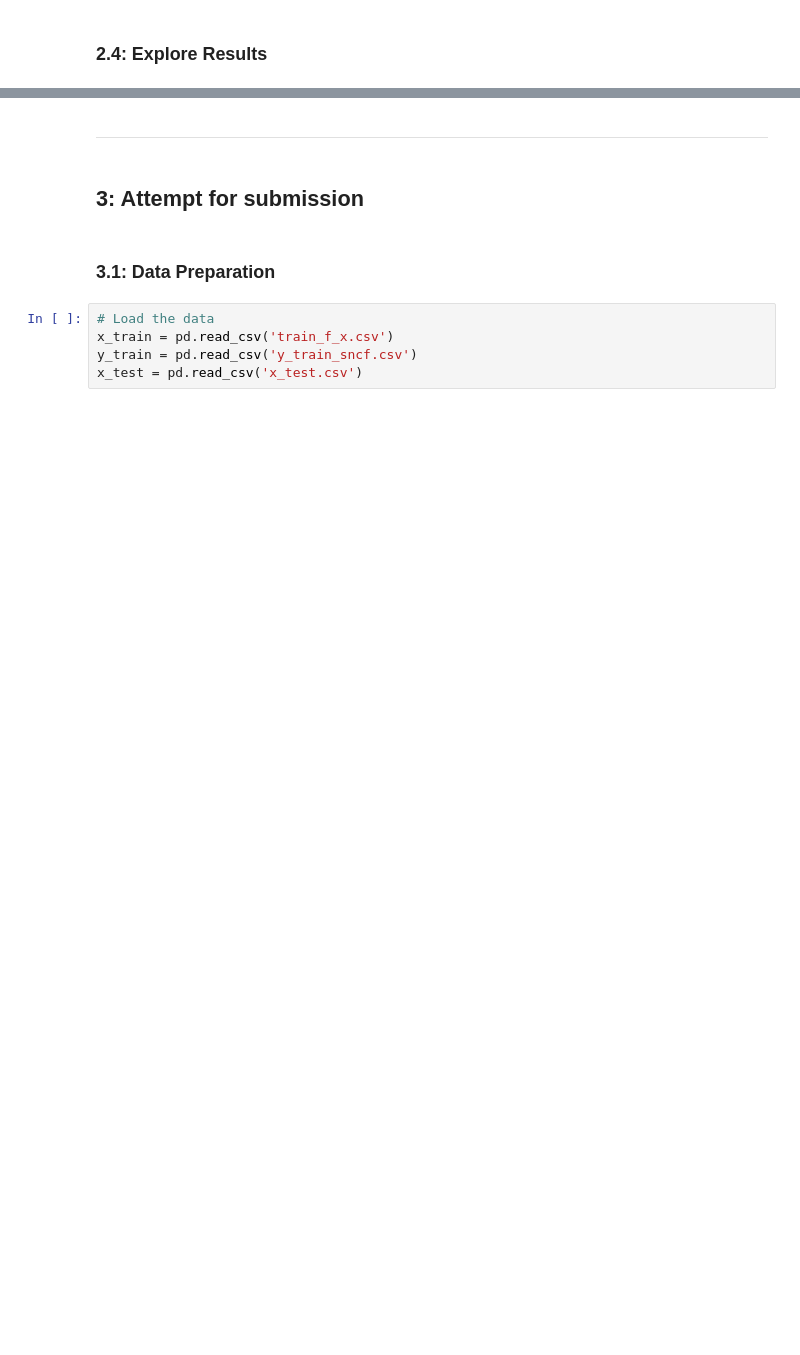
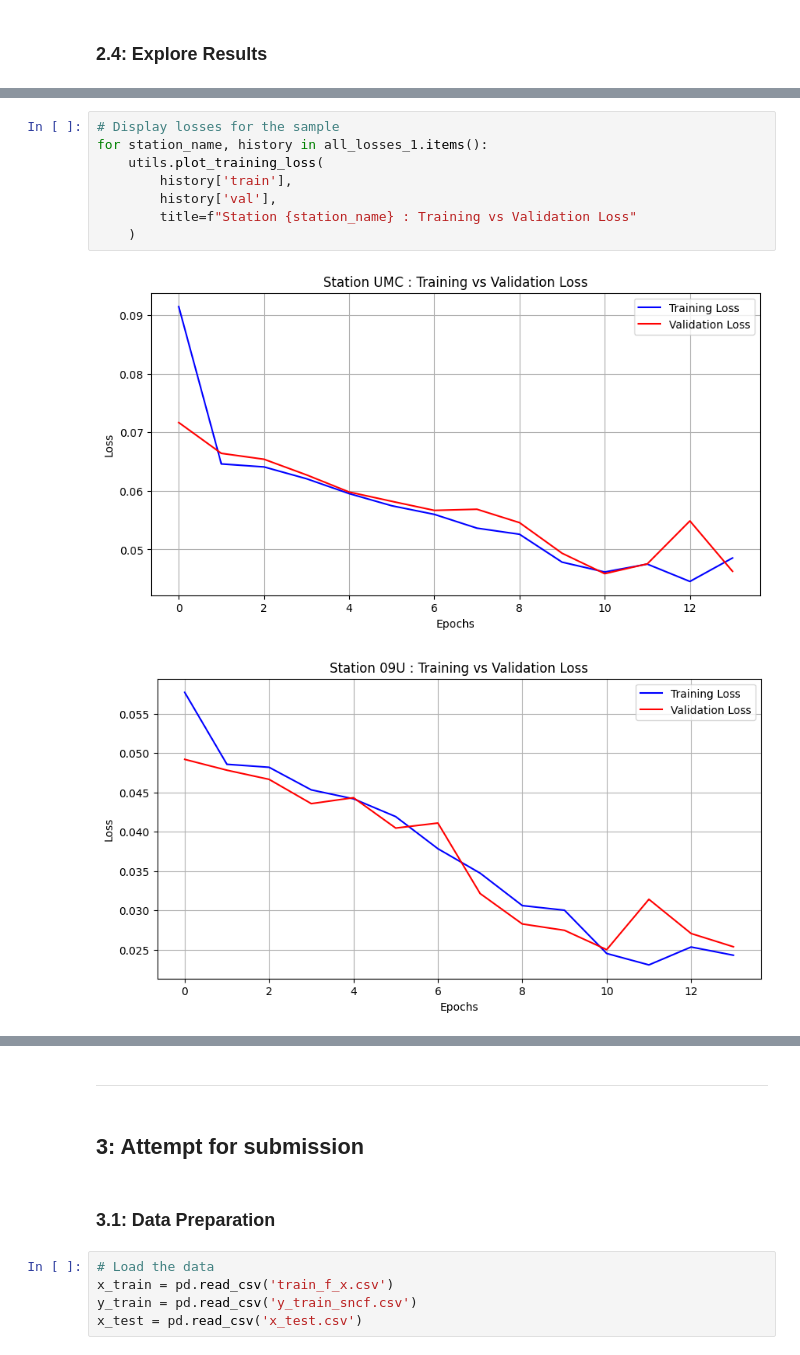
Before and after one commit to pedoussat/PIR_5A, a Jupyter notebook: LSTMn°4.ipynb, the cells around one changed output, grey strips where cells are left out. Cells and saved outputs as stored; diff of their text form; blank space fills up the shorter version.

```diff
--- a/LSTMn°4.ipynb
+++ b/LSTMn°4.ipynb
@@ -151,0 +144,11 @@ Average MAPE over all stations: 1.2571
+# %%
+# Display losses for the sample
+for station_name, history in all_losses_1.items():
+    utils.plot_training_loss(
+        history['train'],
+        history['val'],
+        title=f"Station {station_name} : Training vs Validation Loss"
+    )
+# %% [output]
+[figure, added]
+[figure, added]
```
Also changed, not shown: parts of 27 cells of this notebook.
